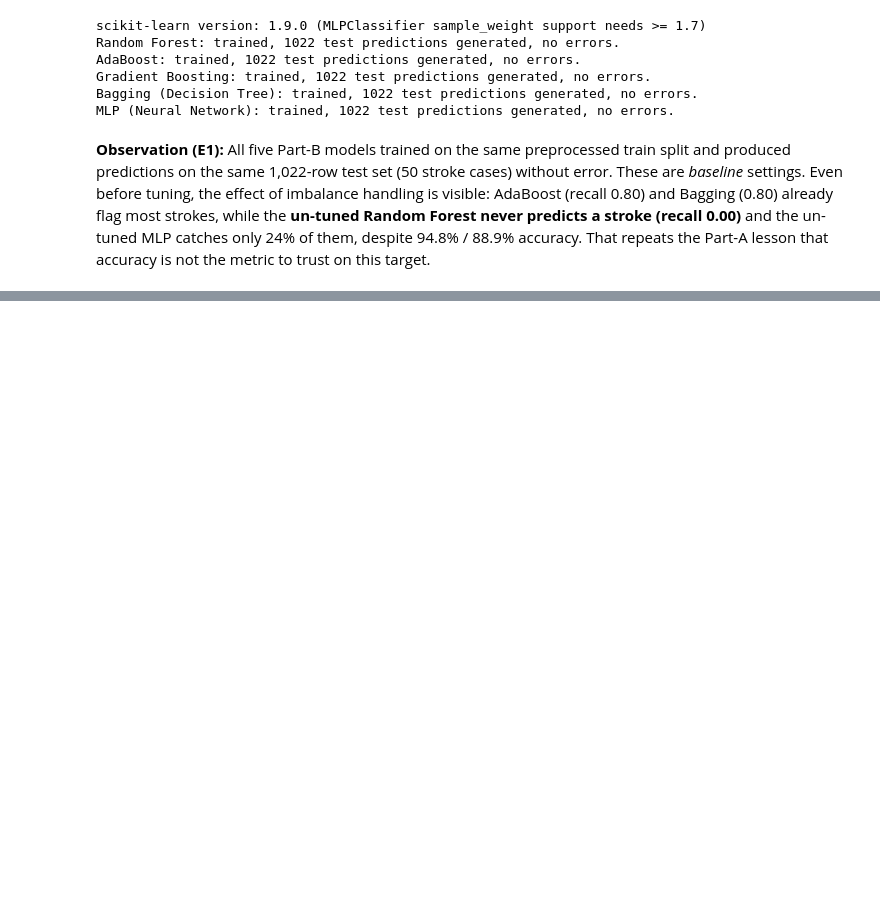
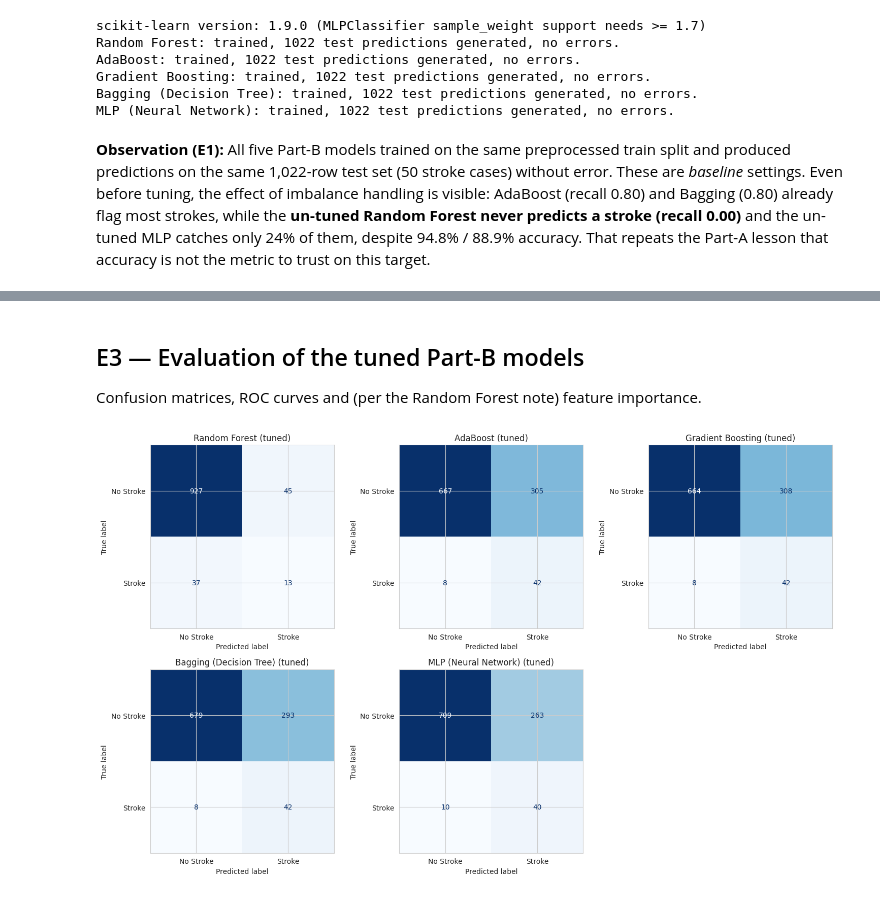
Before and after one commit to Isvarr/capstone_ml, a Jupyter notebook: classification_stroke_partA.ipynb, the cells around one changed output, grey strips where cells are left out. Cells and saved outputs as stored; diff of their text form; code cells hidden in the pictures; blank space fills up the shorter version.

Commit message:
implemented adaboost random forest

```diff
--- a/classification_stroke_partA.ipynb
+++ b/classification_stroke_partA.ipynb
@@ -611,0 +647,18 @@ MLP (Neural Network): trained, 1022 test predictions generated, no errors.
+# %%
+# Baseline vs tuned (held-out test set) for every Part-B algorithm
+def metric_row(y_true, y_pred, y_proba):
+    return {'Accuracy': accuracy_score(y_true, y_pred),
+            'Precision': precision_score(y_true, y_pred, zero_division=0),
+            'Recall': recall_score(y_true, y_pred),
+            'F1 (weighted)': f1_score(y_true, y_pred, average='weighted'),
+            'F1 (stroke class)': f1_score(y_true, y_pred),
+            'ROC-AUC': roc_auc_score(y_true, y_proba)}
+
+rows = []
+for name in partB_baselines:
+    for tag, pred, proba in [('baseline', base_pred, base_proba), ('tuned', tuned_pred, tuned_proba)]:
+        r = {'Model': name, 'Version': tag}
+        r.update(metric_row(y_test, pred[name], proba[name]))
+        rows.append(r)
+tuning_df = pd.DataFrame(rows).set_index(['Model', 'Version']).round(4)
+tuning_df
@@ -611,0 +698,14 @@ MLP (Neural Network): trained, 1022 test predictions generated, no errors.
+# %% [markdown]
+## E3 — Evaluation of the tuned Part-B models
+Confusion matrices, ROC curves and (per the Random Forest note) feature importance.
+# %%
+fig, axes = plt.subplots(2, 3, figsize=(15, 9))
+axes = axes.flatten()
+for ax, (name, model) in zip(axes, tuned_models.items()):
+    cm = confusion_matrix(y_test, tuned_pred[name])
+    ConfusionMatrixDisplay(cm, display_labels=['No Stroke', 'Stroke']).plot(ax=ax, colorbar=False, cmap='Blues')
+    ax.set_title(f'{name} (tuned)')
+axes[-1].axis('off')
+plt.tight_layout(); plt.show()
+# %% [output]
+[figure, added]
```
Also changed, not shown: parts of 8 cells of this notebook.
